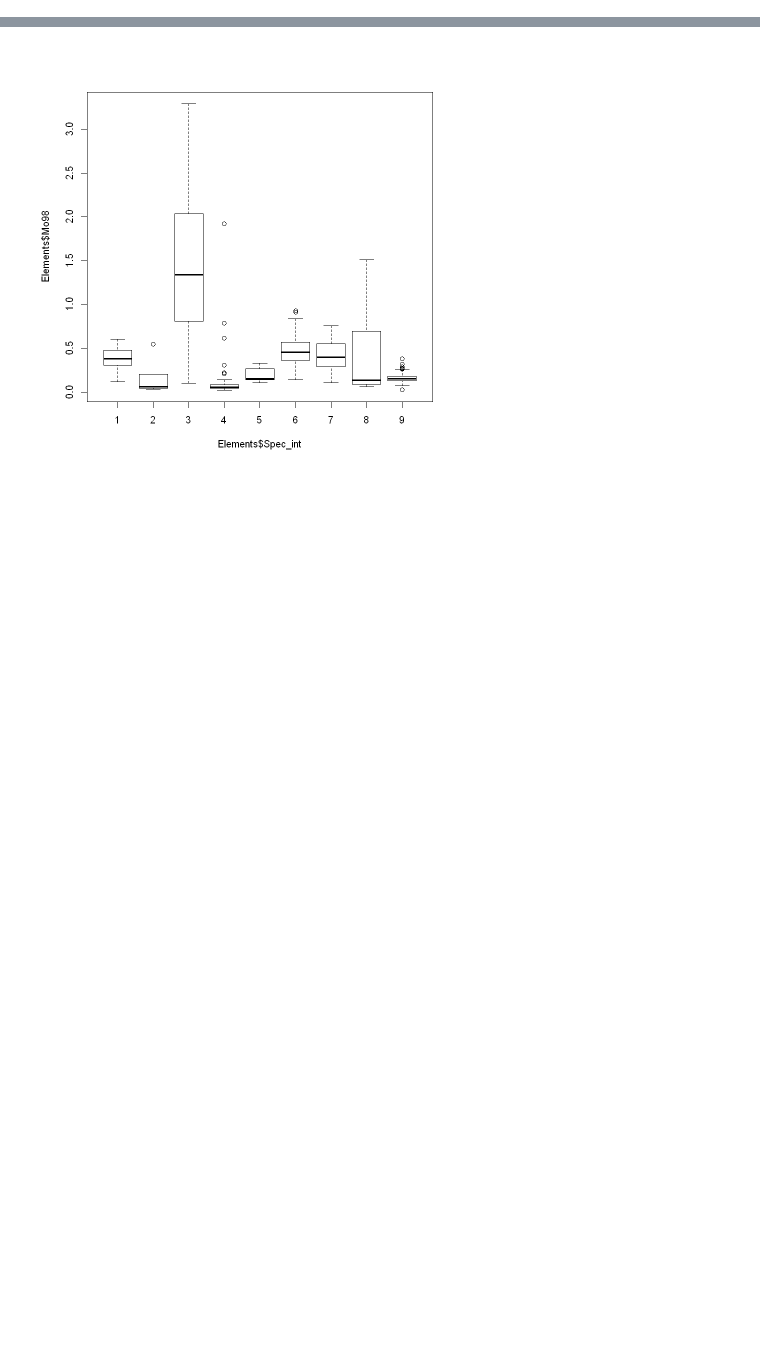
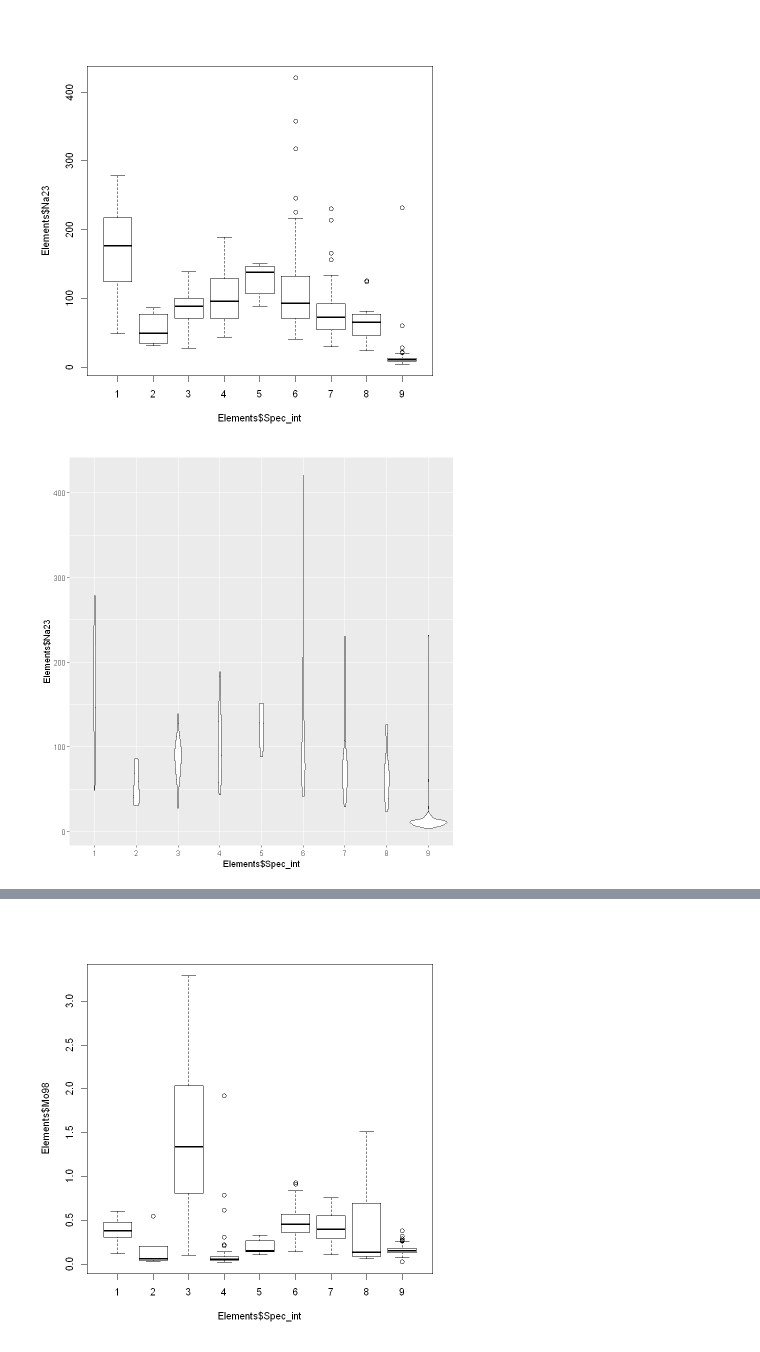
Before and after one commit to Kovacs-Lab/Aim-3, a Jupyter notebook: Ionomics/Boxplots/Boxplots_Z.ipynb, the cells around one changed output, grey strips where cells are left out. Cells and saved outputs as stored; diff of their text form; code cells hidden in the pictures; blank space fills up the shorter version.

```diff
--- a/Ionomics/Boxplots/Boxplots_Z.ipynb
+++ b/Ionomics/Boxplots/Boxplots_Z.ipynb
@@ -140,0 +69,8 @@ boxplot(Elements$Sr88~Elements$Spec_int) #strontium
+# %%
+boxplot(Elements$Na23~Elements$Spec_int) #sodium
+sodium <- ggplot(Elements, aes(x=Elements$Spec_int, y=Elements$Na23)) +
+  geom_violin()
+sodium
+# %% [output]
+[figure, added]
+[figure, added]
```
Also changed, not shown: parts of 37 cells of this notebook, 1 other file.
